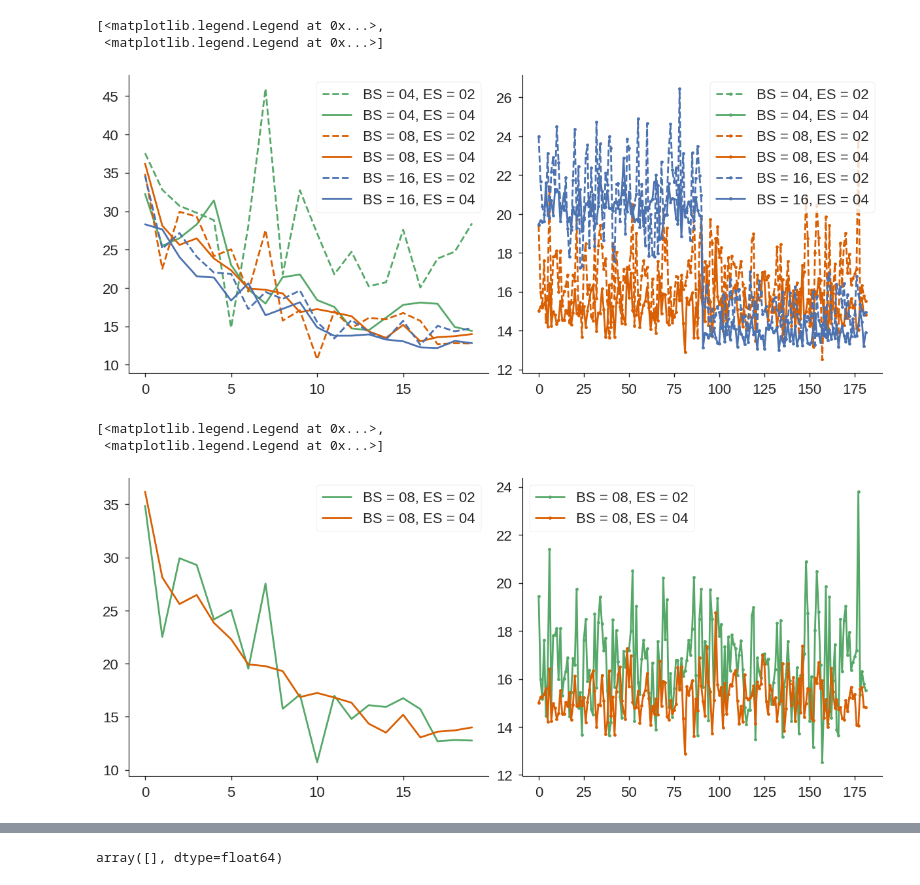
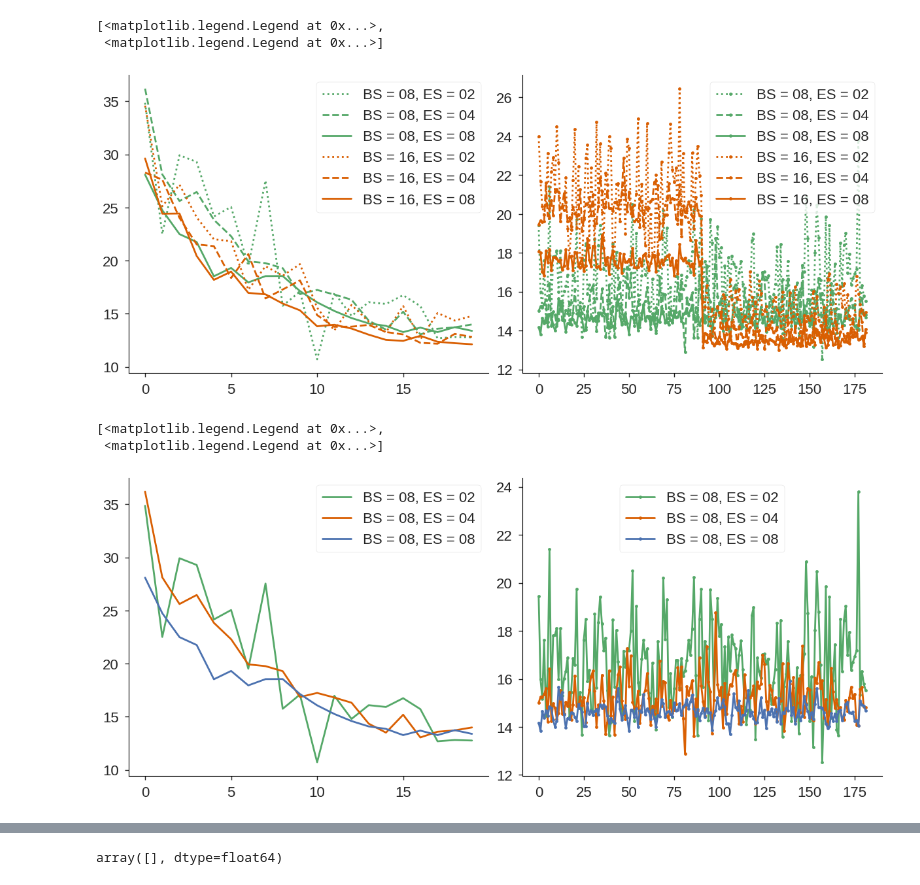
Before and after one commit to timothyas/nested-eagle, a Jupyter notebook: 1.00deg-15km/crps06h/experiments/plot_loss.ipynb, the cells around one changed output, grey strips where cells are left out. Drawn from its saved outputs; the diff is of its cells as text; code cells hidden in the pictures.

```diff
--- a/1.00deg-15km/crps06h/experiments/plot_loss.ipynb
+++ b/1.00deg-15km/crps06h/experiments/plot_loss.ipynb
@@ -7,12 +7,4 @@ from mlflow.tracking import MlflowClient
 from mlflow.entities import Metric
 # %%
 plt.style.use("~/nice.mplstyle")
-# %%
-bed = {
-    bs: {
-        es:
-        for es in [2, 4]
-    }
-    for bs in [4, 8, 16]
-}
 # %%
@@ -37,22 +21,46 @@ for bs, bb in bed.items():
+# %%
+tloss_step = {}
+vloss_step = {}
+tloss_epoch = {}
+vloss_epoch = {}
+for bs in [4, 8, 16]:
+    tloss_step[bs] = {}
+    vloss_step[bs] = {}
+    tloss_epoch[bs] = {}
+    vloss_epoch[bs] = {}
+    for es in [2, 4]:
+        a, b, c, d = readme(bs, es)
+        tloss_step[bs][es] = a
+        vloss_step[bs][es] = b
+        tloss_epoch[bs][es] = c
+        vloss_epoch[bs][es] = d
+# %%
+es = 8
+for bs in [8, 16]:
+    a, b, c, d = readme(bs, es)
+    tloss_step[bs][es] = a
+    vloss_step[bs][es] = b
+    tloss_epoch[bs][es] = c
+    vloss_epoch[bs][es] = d
 # %%
 fig, axs = plt.subplots(1, 2, figsize=(12,5), constrained_layout=True)
 
-for i, bs in enumerate([4, 8, 16]):
-    for es, ls in zip([2, 4], ["--", "-"]):
+for i, bs in enumerate([8, 16]):
+    for es, ls in zip([2, 4, 8], [":", "--", "-"]):
         axs[0].plot(tloss_step[bs][es], label=f"BS = {bs:02d}, ES = {es:02d}", ls=ls, color=f"C{i}")
         axs[1].plot(vloss_step[bs][es], label=f"BS = {bs:02d}, ES = {es:02d}", marker=".", ls=ls, color=f"C{i}")
 
 
 [ax.legend() for ax in axs]
 # %% [output]
 [<matplotlib.legend.Legend at 0x...>,
  <matplotlib.legend.Legend at 0x...>]
-[figure, old version]
+[figure, new version]
 # %%
 fig, axs = plt.subplots(1, 2, figsize=(12,5), constrained_layout=True)
 
 bs = 8
-for es in [2, 4]:
+for es in [2, 4, 8]:
     axs[0].plot(tloss_step[bs][es], label=f"BS = {bs:02d}, ES = {es:02d}")
     axs[1].plot(vloss_step[bs][es], label=f"BS = {bs:02d}, ES = {es:02d}", marker=".")
 
@@ -61,4 +69,4 @@ for es in [2, 4]:
 # %% [output]
 [<matplotlib.legend.Legend at 0x...>,
  <matplotlib.legend.Legend at 0x...>]
-[figure, old version]
+[figure, new version]
```
Also changed, not shown: parts of 11 cells of this notebook, 7 other files.
